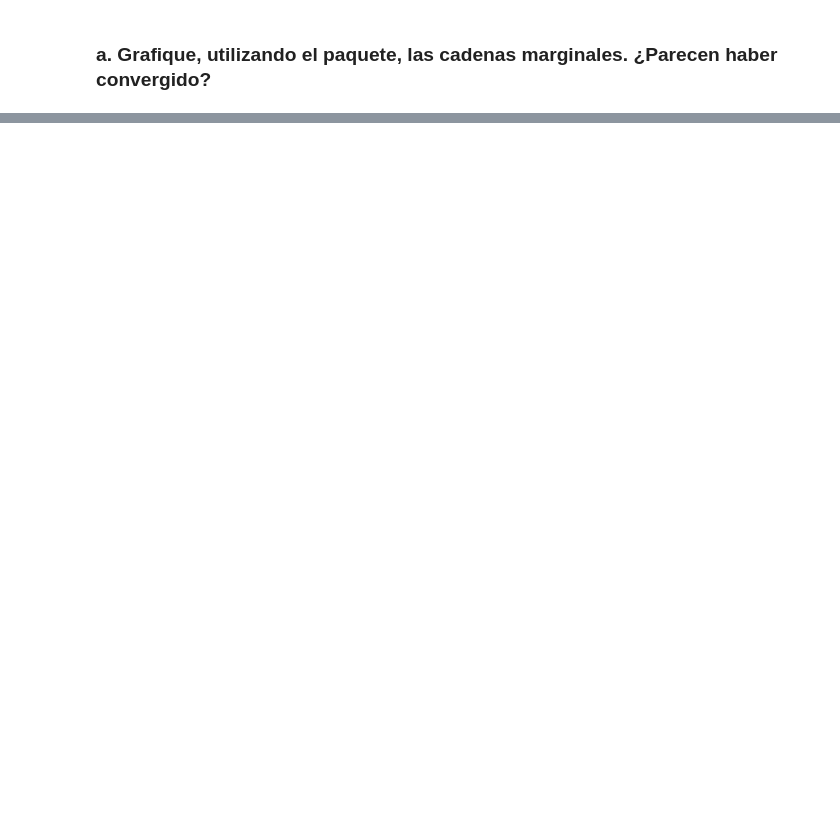
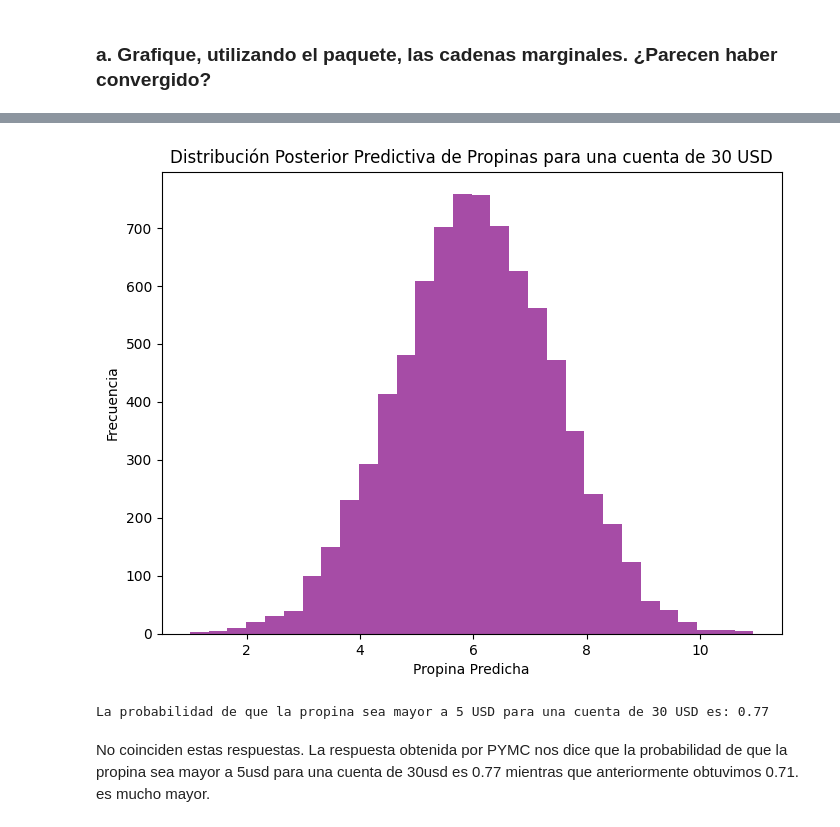
Before and after one commit to matias258/Estimacion_Bayesiana, a Jupyter notebook: Entregas/2/entrega2.ipynb, the cells around one changed output, grey strips where cells are left out. Saved outputs shown, nothing was run; the diff lists cells and outputs as text; code cells hidden in the pictures; blank space fills up the shorter version.

```diff
--- a/Entregas/2/entrega2.ipynb
+++ b/Entregas/2/entrega2.ipynb
@@ -613,0 +685,35 @@ array([[<Axes: title={'center': 'alpha'}>,
+# %%
+# Generar la distribución predictiva posterior de propinas para una cuenta de 30 USD
+comida = 30
+propinas_predichas = []
+
+for i in range(len(posterior_beta_0)):
+    beta_0 = posterior_beta_0[i]
+    beta_1 = posterior_beta_1[i]
+    sigma = posterior_sigma[i]
+
+    # Generar la propina predicha con ruido
+    propina_predicha = beta_0 + beta_1 * comida + np.random.normal(0, sigma)
+
+    # Asegurar que la propina no sea menor a 1 USD
+    propinas_predichas.append(max(1, propina_predicha))
+
+propinas_predichas = np.array(propinas_predichas)
+# %%
+# Graficar la distribución posterior predictive de las propinas
+plt.figure(figsize=(8, 6))
+plt.hist(propinas_predichas, bins=30, color="purple", alpha=0.7)
+plt.title(f"Distribución Posterior Predictiva de Propinas para una cuenta de {comida} USD")
+plt.xlabel("Propina Predicha")
+plt.ylabel("Frecuencia")
+plt.show()
+# %% [output]
+[figure, added]
+# %%
+# Calcular la probabilidad de que la propina sea mayor a 5 USD
+probabilidad_mayor_a_5 = np.mean(propinas_predichas > 5)
+print(f"La probabilidad de que la propina sea mayor a 5 USD para una cuenta de {comida} USD es: {probabilidad_mayor_a_5:.2f}")
+# %% [output]
+La probabilidad de que la propina sea mayor a 5 USD para una cuenta de 30 USD es: 0.77
+# %% [markdown]
+No coinciden estas respuestas. La respuesta obtenida por PYMC nos dice que la probabilidad de que la propina sea mayor a 5usd para una cuenta de 30usd es 0.77 mientras que anteriormente obtuvimos 0.71. es mucho mayor.
```
Also changed, not shown: parts of 16 cells of this notebook.
